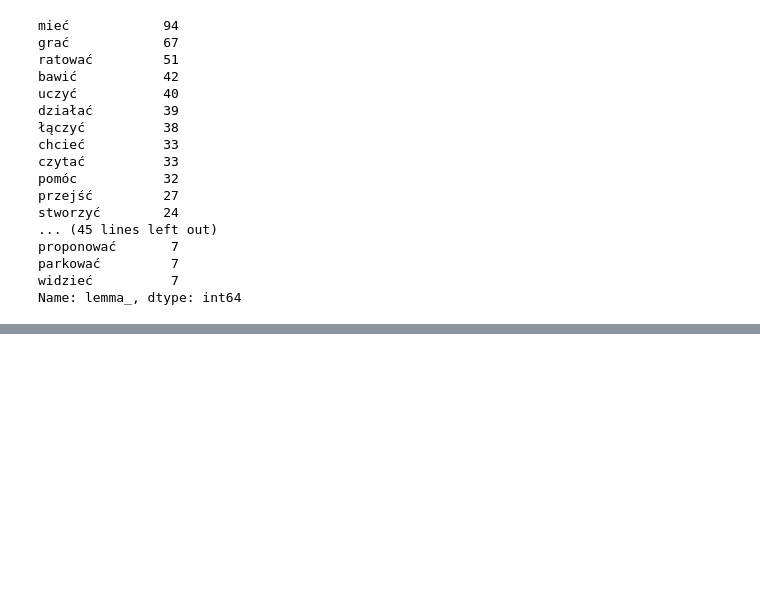
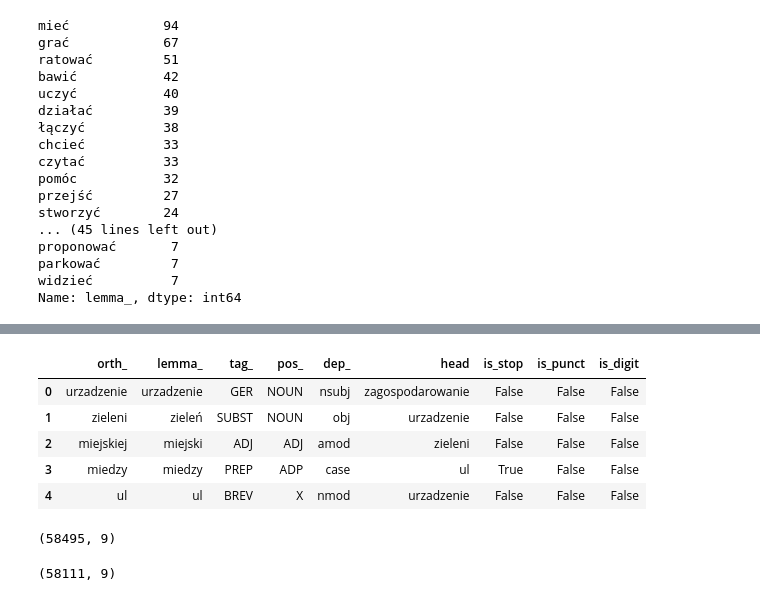
Before and after one commit to malowana/NLP_budzet_obywatelski, a Jupyter notebook: BO_analiza_morfologiczna.ipynb, the cells around one changed output, grey strips where cells are left out. Saved outputs shown, nothing was run; the diff lists cells and outputs as text; code cells hidden in the pictures; blank space fills up the shorter version.

```diff
--- a/BO_analiza_morfologiczna.ipynb
+++ b/BO_analiza_morfologiczna.ipynb
@@ -35,6 +35,9 @@ from spacy.lang.pl.stop_words import STOP_WORDS
 import warnings
 warnings.filterwarnings('ignore')
 warnings.filterwarnings('ignore', 'SelectableGroups dict interface')
+# %%
+# Wyświetlanie szerszych kolumn, aby nie skracać wyświetlanych nazw tematów
+pd.set_option('max_colwidth', 400)
 # %%
 !python -m spacy download pl_core_news_lg
 # %% [output]
@@ -342,8 +329,4 @@ df_roc.head(10)
 | 7 | 2020 | GDYNIA | Odnowienie podwórek w obrębie uli... | 0.0 |
 | 8 | 2020 | GDYNIA | Poprawa atrakcyjności skweru przy... | 0.0 |
 | 9 | 2020 | GDYNIA | Radarowe wyświetlacze prędkości n... | 0.0 |
-# %%
-#zlaczenie wszystkich nazw w jeden string
-docs_roc = ' '.join(df_roc.nazwa)
-docs_roc = docs_roc.lower()
 # %%
@@ -436,0 +423,3 @@ df_roc_morf.to_csv('/content/drive/My Drive/Konkursy Kaggle/Budżet obywatelski/
+# %%
+df_2018 = df[df['rok'] == 2018]
+df_2018.head(10)
@@ -436,0 +438,20 @@ df_roc_morf.to_csv('/content/drive/My Drive/Konkursy Kaggle/Budżet obywatelski/
+# %%
+df_2018_morf = create_morf_table(df_2018)
+df_2018_morf.head()
+# %% [output]
+|  | orth_ | lemma_ | tag_ | pos_ | dep_ | head | is_stop | is_punct | is_digit |
+| 0 | urzadzenie | urzadzenie | GER | NOUN | nsubj | zagospodarowanie | False | False | False |
+| 1 | zieleni | zieleń | SUBST | NOUN | obj | urzadzenie | False | False | False |
+| 2 | miejskiej | miejski | ADJ | ADJ | amod | zieleni | False | False | False |
+| 3 | miedzy | miedzy | PREP | ADP | case | ul | True | False | False |
+| 4 | ul | ul | BREV | X | nmod | urzadzenie | False | False | False |
+# %%
+df_2018_morf.shape
+# %% [output]
+(58495, 9)
+# %%
+# Usunięcie duplikatów
+df_2018_morf = df_2018_morf.drop_duplicates()
+df_2018_morf.shape
+# %% [output]
+(58111, 9)
```
Also changed, not shown: parts of 22 cells of this notebook.
